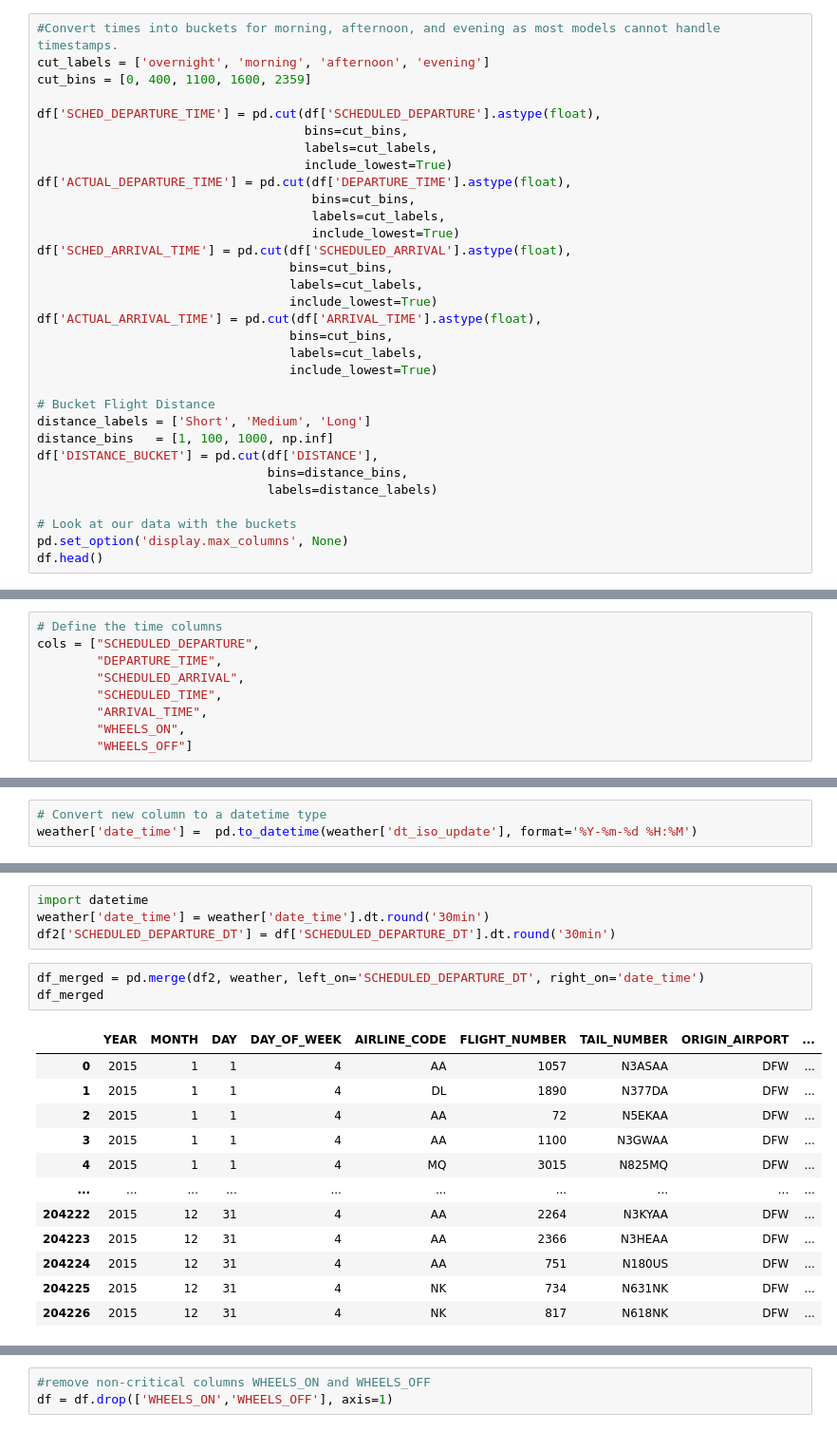
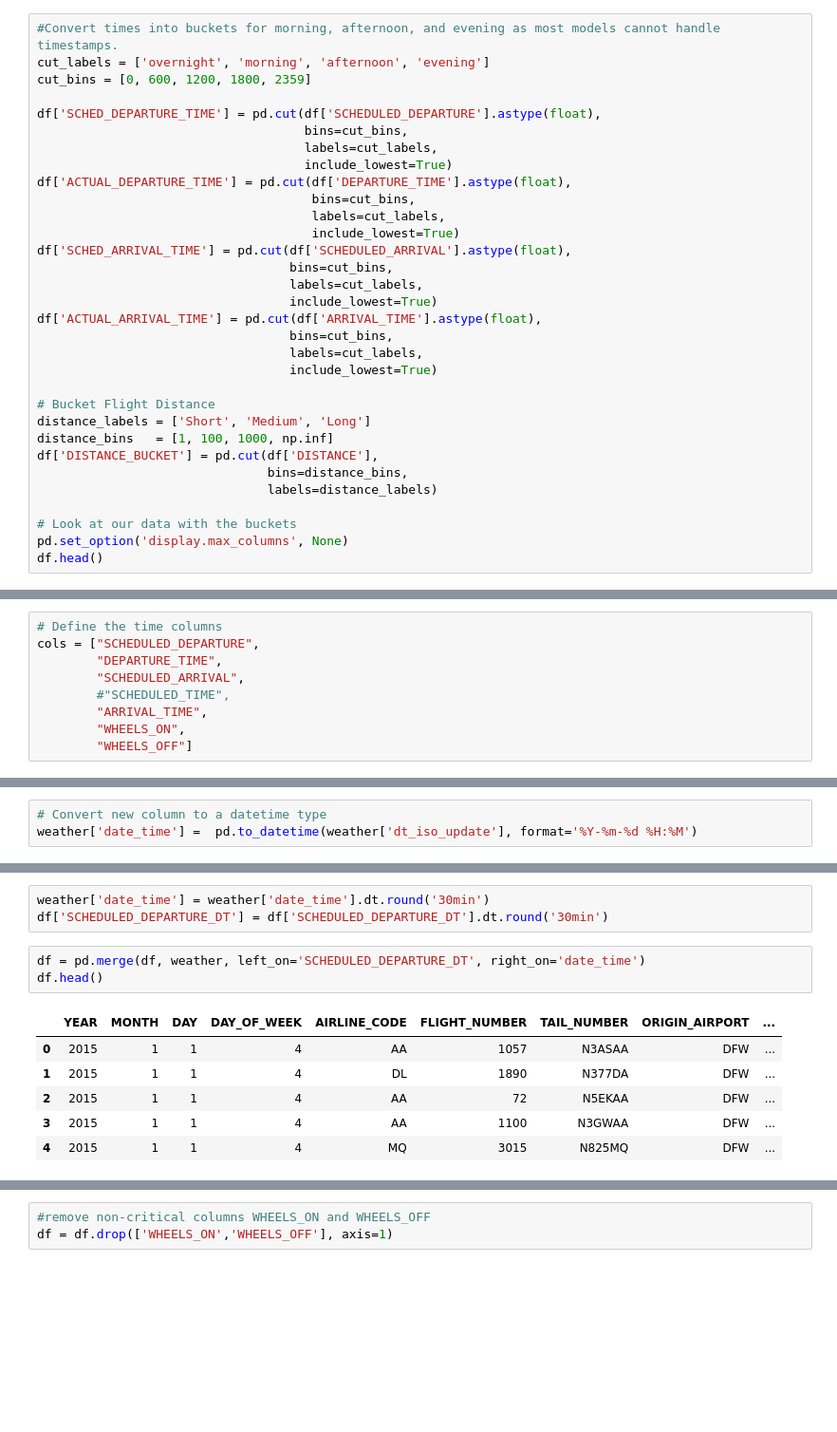
Before and after one commit to mattfarrow1/7331-machine-learning-1, a Jupyter notebook: Labs/Lab2_Group4_Matt.ipynb, the cells around one changed output, grey strips where cells are left out. Shown at 95% size. Drawn from its saved outputs; the diff is of its cells as text; blank space fills up the shorter version.

```diff
--- a/Labs/Lab2_Group4_Matt.ipynb
+++ b/Labs/Lab2_Group4_Matt.ipynb
@@ -134,7 +139,7 @@ We first convert SCHEDULED_DEPARTURE, DEPARTURE_TIME, ARRIVAL_TIME, and SCHEDULE
 # %%
 #Convert times into buckets for morning, afternoon, and evening as most models cannot handle timestamps.
 cut_labels = ['overnight', 'morning', 'afternoon', 'evening']
-cut_bins = [0, 400, 1100, 1600, 2359]
+cut_bins = [0, 600, 1200, 1800, 2359]
 
 df['SCHED_DEPARTURE_TIME'] = pd.cut(df['SCHEDULED_DEPARTURE'].astype(float),
                                     bins=cut_bins,
@@ -232,7 +235,7 @@ def fun_format_time(hours):
 cols = ["SCHEDULED_DEPARTURE",
         "DEPARTURE_TIME",
         "SCHEDULED_ARRIVAL",
-        "SCHEDULED_TIME",
+        #"SCHEDULED_TIME",
         "ARRIVAL_TIME",
         "WHEELS_ON",
         "WHEELS_OFF"]
@@ -356,20 +357,13 @@ df2 = df
 # %%
-import datetime
 weather['date_time'] = weather['date_time'].dt.round('30min')
-df2['SCHEDULED_DEPARTURE_DT'] = df['SCHEDULED_DEPARTURE_DT'].dt.round('30min')
+df['SCHEDULED_DEPARTURE_DT'] = df['SCHEDULED_DEPARTURE_DT'].dt.round('30min')
 # %%
-df_merged = pd.merge(df2, weather, left_on='SCHEDULED_DEPARTURE_DT', right_on='date_time')
-df_merged
+df = pd.merge(df, weather, left_on='SCHEDULED_DEPARTURE_DT', right_on='date_time')
+df.head()
 # %% [output]
 |  | YEAR | MONTH | DAY | DAY_OF_WEEK | AIRLINE_CODE | FLIGHT_NUMBER | TAIL_NUMBER | ORIGIN_AIRPORT | ... |
 | 0 | 2015 | 1 | 1 | 4 | AA | 1057 | N3ASAA | DFW | ... |
 | 1 | 2015 | 1 | 1 | 4 | DL | 1890 | N377DA | DFW | ... |
 | 2 | 2015 | 1 | 1 | 4 | AA | 72 | N5EKAA | DFW | ... |
 | 3 | 2015 | 1 | 1 | 4 | AA | 1100 | N3GWAA | DFW | ... |
 | 4 | 2015 | 1 | 1 | 4 | MQ | 3015 | N825MQ | DFW | ... |
-| ... | ... | ... | ... | ... | ... | ... | ... | ... | ... |
-| 204222 | 2015 | 12 | 31 | 4 | AA | 2264 | N3KYAA | DFW | ... |
-| 204223 | 2015 | 12 | 31 | 4 | AA | 2366 | N3HEAA | DFW | ... |
-| 204224 | 2015 | 12 | 31 | 4 | AA | 751 | N180US | DFW | ... |
-| 204225 | 2015 | 12 | 31 | 4 | NK | 734 | N631NK | DFW | ... |
-| 204226 | 2015 | 12 | 31 | 4 | NK | 817 | N618NK | DFW | ... |
```
Also changed, not shown: parts of 131 cells of this notebook.
